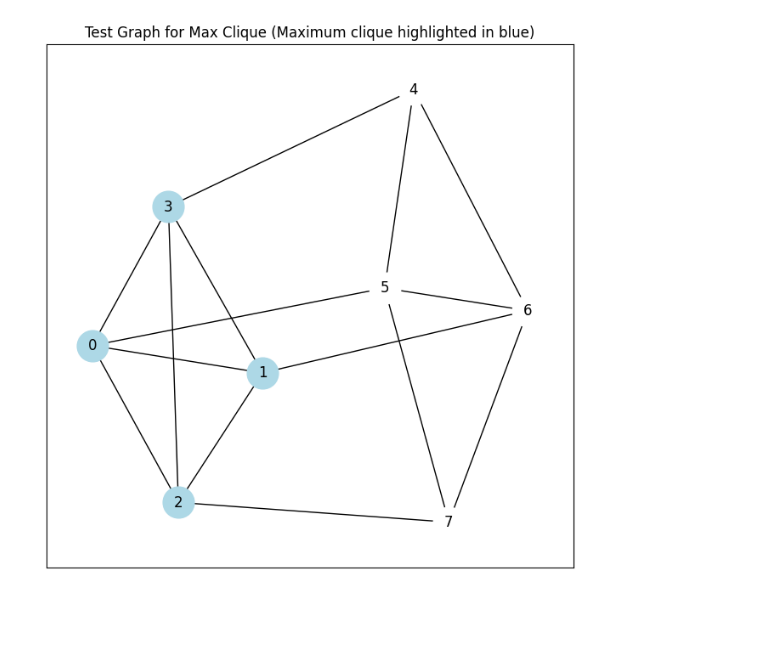
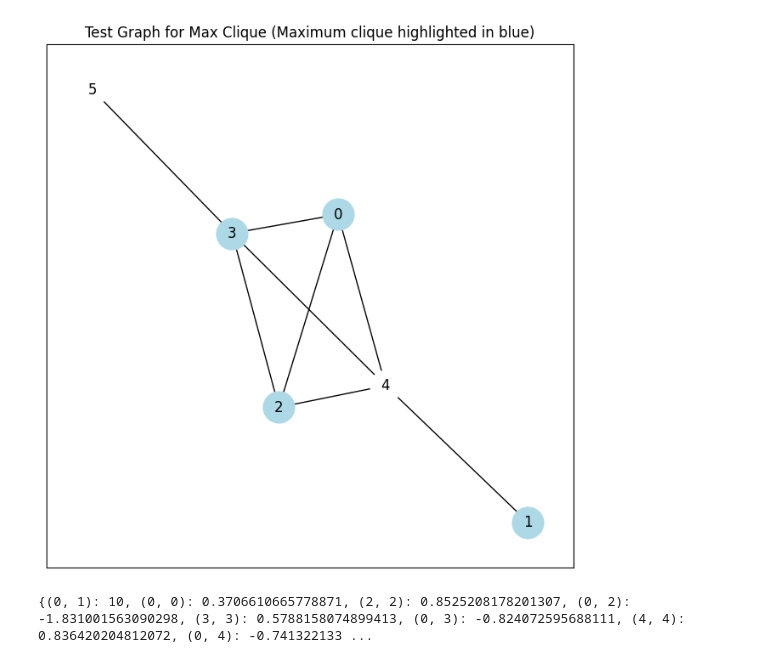
Before and after one commit to QunaSys/quri-sdk-notebooks, a Jupyter notebook: max_clique_qaoa/qaoa_algorithm/max_clique.ipynb, the cells around one changed output. Drawn from its saved outputs; the diff is of its cells as text; code cells hidden in the pictures; blank space fills up the shorter version.

```diff
--- a/max_clique_qaoa/qaoa_algorithm/max_clique.ipynb
+++ b/max_clique_qaoa/qaoa_algorithm/max_clique.ipynb
@@ -1,42 +1,40 @@
 # %%
 import networkx as nx
+import random
 import matplotlib.pyplot as plt
 # Create a graph with known maximum clique
 def generate_test_graph():
-    G = nx.Graph()
-    # Create a graph with a known maximum clique of size 4
-    # First add the maximum clique (nodes 0,1,2,3 fully connected)
-    for i in range(4):
-        for j in range(i+1, 4):
-            G.add_edge(i, j)
-    # Add additional nodes and edges to make it more complex
-    G.add_edges_from([
-        (3,4), (4,5), (5,6), (6,7), # Path of additional nodes
-        (0,5), (1,6), (2,7),        # Some cross edges
-        (4,6), (5,7)                 # Additional edges to create smaller cliques
-    ])
-    return G
-G = generate_test_graph()
+    edge_probability = 0.3  # Probability of edge creation
+    n_nodes = 6  # Increased number of nodes
+    G = nx.gnp_random_graph(n_nodes, edge_probability, seed=42)
+    edge_weights = {(u, v): random.uniform(0.5, 2.0) for (u, v) in G.edges()}
+    nx.set_node_attributes(G, edge_weights, 'weight')
+    return G, edge_weights
+
+G, weights = generate_test_graph()
+
 # Visualization of the graph with maximum clique highlighted
 def plot_graph(G):
     pos = nx.spring_layout(G, seed=42)
     plt.figure(figsize=(8,8))
     # Draw the main graph
     nx.draw_networkx_edges(G, pos)
     nx.draw_networkx_labels(G, pos)
     # Draw nodes with different colors for the maximum clique
     max_clique_nodes = [0,1,2,3]  # Known maximum clique
     other_nodes = list(set(G.nodes()) - set(max_clique_nodes))
     nx.draw_networkx_nodes(G, pos, nodelist=max_clique_nodes,
                           node_color='lightblue', node_size=700)
     nx.draw_networkx_nodes(G, pos, nodelist=other_nodes,
                           node_color='white', node_size=700)
     plt.title("Test Graph for Max Clique (Maximum clique highlighted in blue)")
     plt.show()
 plot_graph(G)
 # %% [output]
-[figure, old version]
+[figure, new version]
 # %%
 from max_clique_qaoa.problem_setup.utils import get_QUBO_from_graph, get_hamiltonian_from_QUBO
-qubo = get_QUBO_from_graph(G)
-hamiltonian = get_hamiltonian_from_QUBO(qubo)
+qubo = get_QUBO_from_graph(G, weights)
+print(qubo)
+# %% [output]
+{(0, 1): 10, (0, 0): 0.3706610665778871, (2, 2): 0.8525208178201307, (0, 2): -1.831001563090298, (3, 3): 0.5788158074899413, (0, 3): -0.824072595688111, (4, 4): 0.836420204812072, (0, 4): -0.741322133 ...
```
Also changed, not shown: parts of 6 cells of this notebook, 1 other file.
